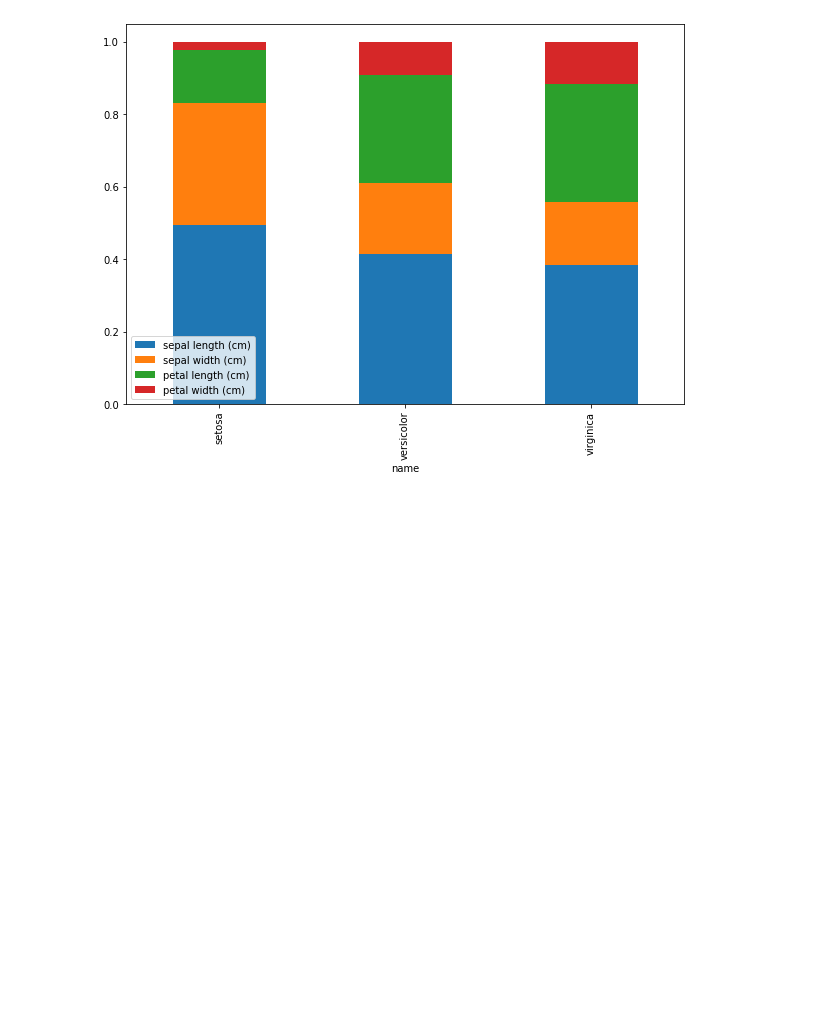
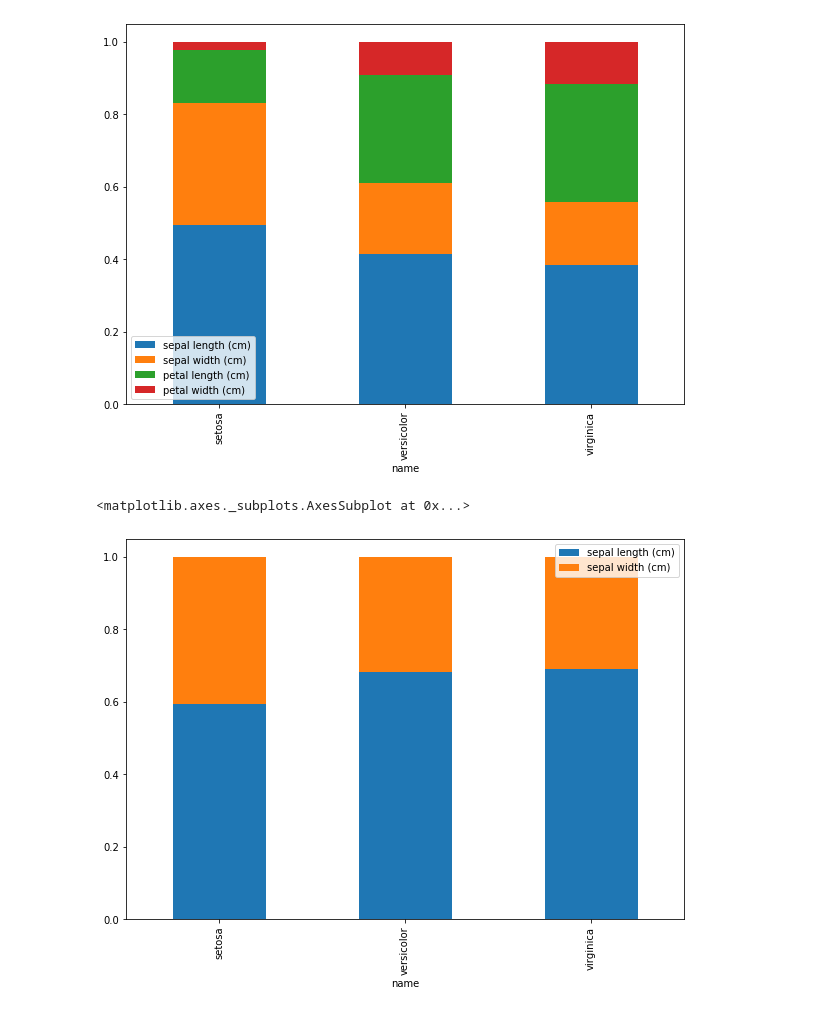
Before and after one commit to johnbensnyder/plots, a Jupyter notebook: iris_bar.ipynb, the cells around one changed output. Cells and saved outputs as stored; diff of their text form; code cells hidden in the pictures; blank space fills up the shorter version.

```diff
--- a/iris_bar.ipynb
+++ b/iris_bar.ipynb
@@ -43,3 +43,10 @@ iris_means_df.div(iris_means_df.sum(axis=1), axis=0).plot.bar(stacked=True, figs
 # %% [output]
 <matplotlib.axes._subplots.AxesSubplot at 0x...>
 [figure]
+# %%
+cols = ['sepal length (cm)', 'sepal width (cm)']
+
+iris_means_df[cols].div(iris_means_df[cols].sum(axis=1), axis=0).plot.bar(stacked=True, figsize=(10,7))
+# %% [output]
+<matplotlib.axes._subplots.AxesSubplot at 0x...>
+[figure, added]
```
